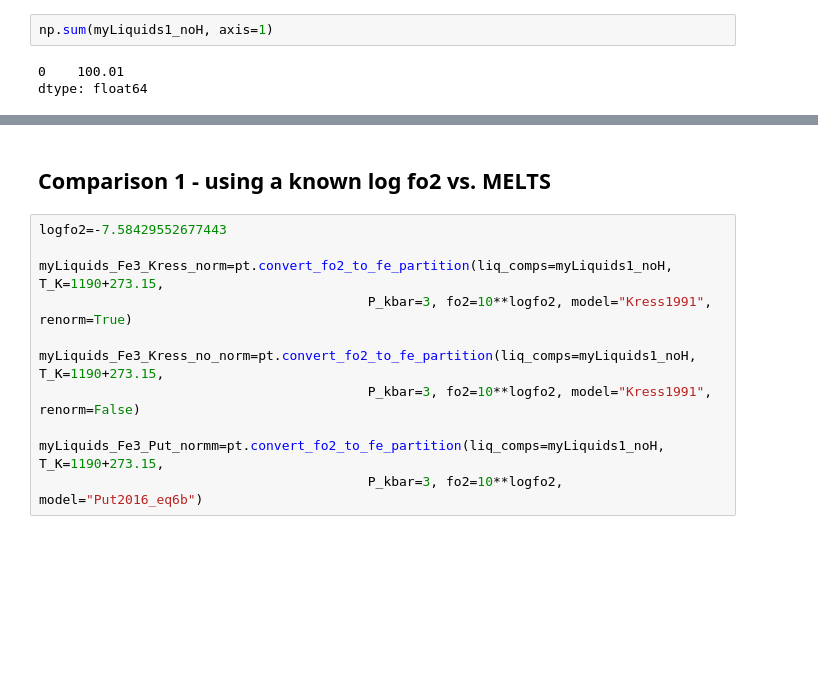
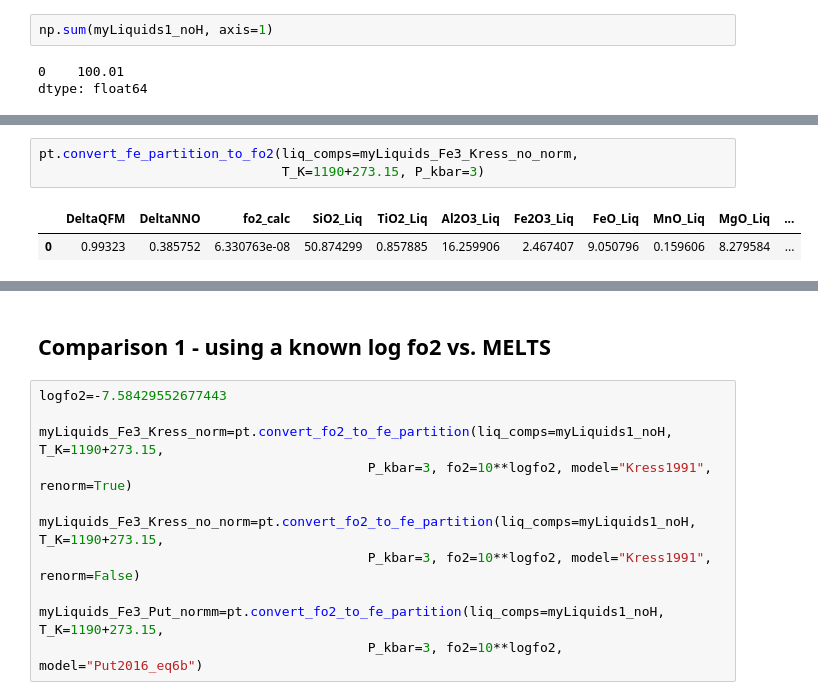
Before and after one commit to PennyWieser/Thermobar, a Jupyter notebook: Benchmarking/Add_ons/fo2_magmasattest.ipynb, the cells around one changed output, grey strips where cells are left out. Saved outputs shown, nothing was run; the diff lists cells and outputs as text; blank space fills up the shorter version.

```diff
--- a/Benchmarking/Add_ons/fo2_magmasattest.ipynb
+++ b/Benchmarking/Add_ons/fo2_magmasattest.ipynb
@@ -30,0 +41,6 @@ dtype: float64
+# %%
+pt.convert_fe_partition_to_fo2(liq_comps=myLiquids_Fe3_Kress_no_norm,
+                               T_K=1190+273.15, P_kbar=3)
+# %% [output]
+|  | DeltaQFM | DeltaNNO | fo2_calc | SiO2_Liq | TiO2_Liq | Al2O3_Liq | Fe2O3_Liq | FeO_Liq | MnO_Liq | MgO_Liq | ... |
+| 0 | 0.99323 | 0.385752 | 6.330763e-08 | 50.874299 | 0.857885 | 16.259906 | 2.467407 | 9.050796 | 0.159606 | 8.279584 | ... |
```
Also changed, not shown: parts of 18 cells of this notebook, 13 other files.
